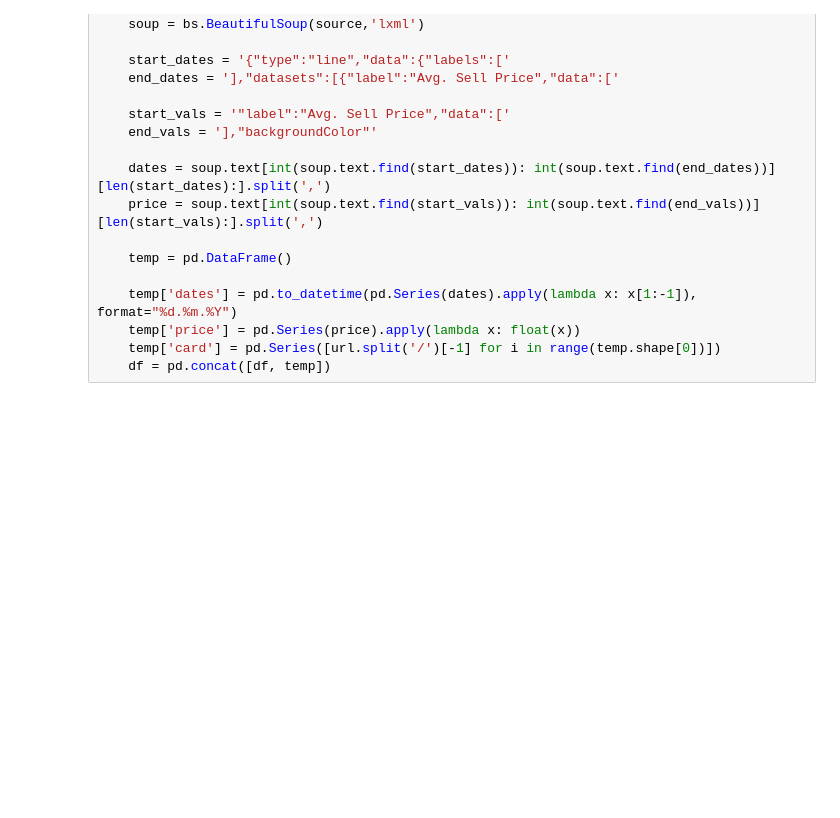
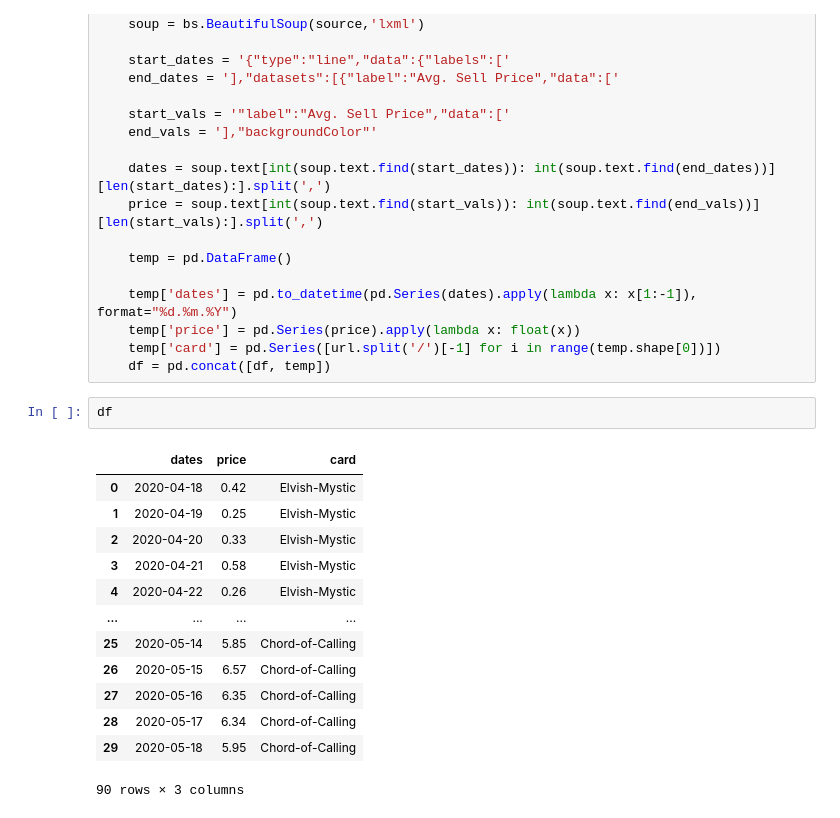
Before and after one commit to gmanderscheid/Magic-the-gathering, a Jupyter notebook: Webscraping.ipynb, the cells around one changed output. Cells and saved outputs as stored; diff of their text form; blank space fills up the shorter version.

```diff
--- a/Webscraping.ipynb
+++ b/Webscraping.ipynb
@@ -68,3 +68,19 @@ for link in list_of_links:
     temp['price'] = pd.Series(price).apply(lambda x: float(x))
     temp['card'] = pd.Series([url.split('/')[-1] for i in range(temp.shape[0])])
     df = pd.concat([df, temp])
+# %%
+df
+# %% [output]
+|  | dates | price | card |
+| 0 | 2020-04-18 | 0.42 | Elvish-Mystic |
+| 1 | 2020-04-19 | 0.25 | Elvish-Mystic |
+| 2 | 2020-04-20 | 0.33 | Elvish-Mystic |
+| 3 | 2020-04-21 | 0.58 | Elvish-Mystic |
+| 4 | 2020-04-22 | 0.26 | Elvish-Mystic |
+| ... | ... | ... | ... |
+| 25 | 2020-05-14 | 5.85 | Chord-of-Calling |
+| 26 | 2020-05-15 | 6.57 | Chord-of-Calling |
+| 27 | 2020-05-16 | 6.35 | Chord-of-Calling |
+| 28 | 2020-05-17 | 6.34 | Chord-of-Calling |
+| 29 | 2020-05-18 | 5.95 | Chord-of-Calling |
+90 rows × 3 columns
```
Also changed, not shown: parts of 3 cells of this notebook.
